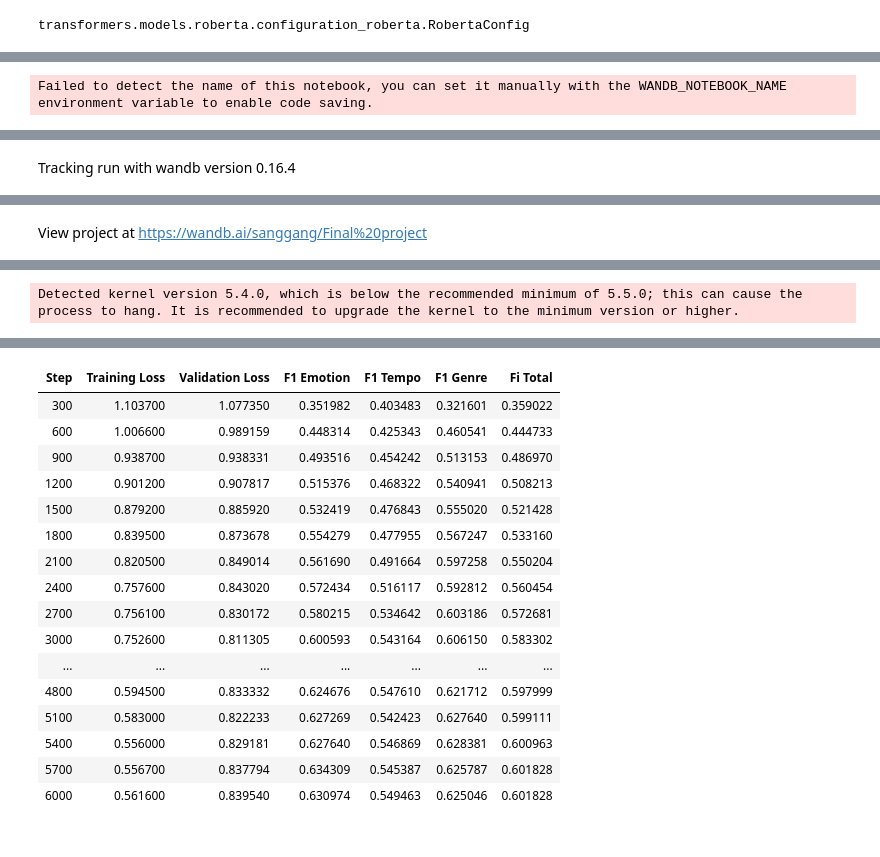
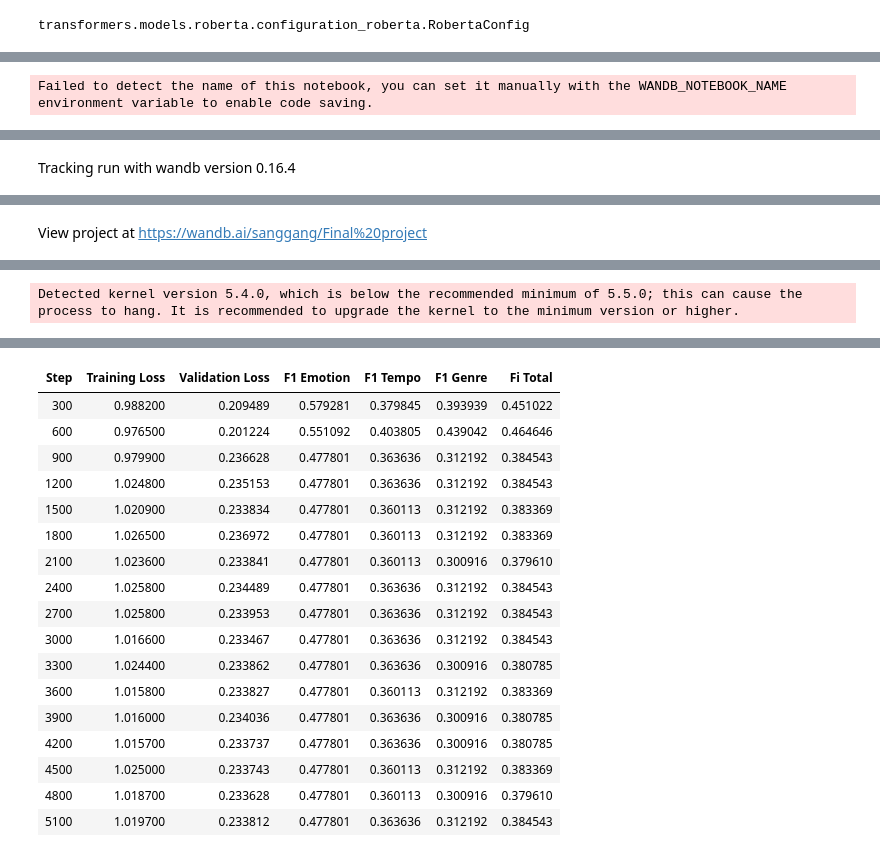
Before and after one commit to SangGank/LEVEL3, a Jupyter notebook: front_model.ipynb, the cells around one changed output, grey strips where cells are left out. Cells and saved outputs as stored; diff of their text form; code cells hidden in the pictures.

```diff
--- a/front_model.ipynb
+++ b/front_model.ipynb
@@ -69,0 +45,3 @@ array(['Rock', 'Pop', 'Dance/Electronic', 'Jazz', 'R&B', 'Groove', 'Folk',
+# %%
+data = pd.read_csv('./genre_11_tempo_4.csv')
+data.head()
@@ -82,17 +109,13 @@ array(['Rock', 'Pop', 'Dance/Electronic', 'Jazz', 'R&B', 'Groove', 'Folk',
 # %%
-BASE_MODEL = 'SamLowe/roberta-base-go_emotions'
+BASE_MODEL = 'FacebookAI/roberta-large'
 
 tokenizer = AutoTokenizer.from_pretrained(BASE_MODEL)
 config = AutoConfig.from_pretrained(BASE_MODEL)
 config.num_labels1 = len(emotion)
 config.num_labels2 = len(tempo)
 config.num_labels3 = len(genre)
-
 # model = customBertForSequenceClassification.from_pretrained(BASE_MODEL, config= config).to(device)
 model = customRobertaForSequenceClassification.from_pretrained(BASE_MODEL, config= config).to(device)
-# model = addLayerCustomRobertaForSequenceClassification.from_pretrained(BASE_MODEL, config= config).to(device)
-
-# model = bigModelCustomRobertaForSequenceClassification.from_pretrained(BASE_MODEL, config= config).to(device)
 # model = customElectraForSequenceClassification.from_pretrained(BASE_MODEL, config= config).to(device)
 # model = customGPT2ForSequenceClassification.from_pretrained(BASE_MODEL, config= config).to(device)
 # tokenizer.pad_token = tokenizer.eos_token
@@ -206,7 +201,7 @@ data_collator = DataCollatorWithPadding(tokenizer=tokenizer)
 # %%
 print(config.num_labels1, config.num_labels2, config.num_labels3)
 
-wandb.init(project="Final project", entity="sanggang",name = "bert"+BASE_MODEL)
+wandb.init(project="Final project", entity="sanggang",name = "epoch_10"+BASE_MODEL)
 
 training_args = TrainingArguments(
 
@@ -216,9 +211,9 @@ training_args = TrainingArguments(
    warmup_steps=500,
    logging_steps=100,
    learning_rate=5e-5,
-   per_device_train_batch_size=32,
-   per_device_eval_batch_size=32,
-   num_train_epochs=8,
+   per_device_train_batch_size=16,
+   per_device_eval_batch_size=16,
+   num_train_epochs=6,
    weight_decay=0.01,
    evaluation_strategy='steps',
    load_best_model_at_end = True,
@@ -228,19 +223,7 @@ training_args = TrainingArguments(
    # run_name=BASE_MODEL,
 )
 
-# trainer = CustomTrainer(
-
-#    model=model,
-#    args=training_args,
-#    train_dataset=dataset_train,
-#    eval_dataset=dataset_valid,
-#    tokenizer=tokenizer,
-#    data_collator=data_collator,
-#    compute_metrics=compute_metrics,
-# )
-
-
-trainer = CustomTrainer_add_loss(
+trainer = CustomTrainer(
 
    model=model,
    args=training_args,
@@ -249,29 +232,8 @@ trainer = CustomTrainer_add_loss(
    tokenizer=tokenizer,
    data_collator=data_collator,
    compute_metrics=compute_metrics,
-   callbacks = [EarlyStoppingCallback(early_stopping_patience=5)],
 )
 
-# trainer = BingModelCustomTrainer(
-
-#    model=model,
-#    args=training_args,
-#    train_dataset=dataset_train,
-#    eval_dataset=dataset_valid,
-#    tokenizer=tokenizer,
-#    data_collator=data_collator,
-#    compute_metrics=compute_metrics,
-# )
-
-# trainer = CustomTrainer_cross_entropy(
-#    model=model,
-#    args=training_args,
-#    train_dataset=dataset_train,
-#    eval_dataset=dataset_valid,
-#    tokenizer=tokenizer,
-#    data_collator=data_collator,
-#    compute_metrics=compute_metrics,
-# )
 
 # trainer = Trainer(
 
@@ -301,17 +275,18 @@ Detected kernel version 5.4.0, which is below the recommended minimum of 5.5.0;
 | Step | Training Loss | Validation Loss | F1 Emotion | F1 Tempo | F1 Genre | Fi Total |
-| 300 | 1.103700 | 1.077350 | 0.351982 | 0.403483 | 0.321601 | 0.359022 |
-| 600 | 1.006600 | 0.989159 | 0.448314 | 0.425343 | 0.460541 | 0.444733 |
-| 900 | 0.938700 | 0.938331 | 0.493516 | 0.454242 | 0.513153 | 0.486970 |
-| 1200 | 0.901200 | 0.907817 | 0.515376 | 0.468322 | 0.540941 | 0.508213 |
-| 1500 | 0.879200 | 0.885920 | 0.532419 | 0.476843 | 0.555020 | 0.521428 |
-| 1800 | 0.839500 | 0.873678 | 0.554279 | 0.477955 | 0.567247 | 0.533160 |
-| 2100 | 0.820500 | 0.849014 | 0.561690 | 0.491664 | 0.597258 | 0.550204 |
-| 2400 | 0.757600 | 0.843020 | 0.572434 | 0.516117 | 0.592812 | 0.560454 |
-| 2700 | 0.756100 | 0.830172 | 0.580215 | 0.534642 | 0.603186 | 0.572681 |
-| 3000 | 0.752600 | 0.811305 | 0.600593 | 0.543164 | 0.606150 | 0.583302 |
-| ... | ... | ... | ... | ... | ... | ... |
-| 4800 | 0.594500 | 0.833332 | 0.624676 | 0.547610 | 0.621712 | 0.597999 |
-| 5100 | 0.583000 | 0.822233 | 0.627269 | 0.542423 | 0.627640 | 0.599111 |
-| 5400 | 0.556000 | 0.829181 | 0.627640 | 0.546869 | 0.628381 | 0.600963 |
-| 5700 | 0.556700 | 0.837794 | 0.634309 | 0.545387 | 0.625787 | 0.601828 |
-| 6000 | 0.561600 | 0.839540 | 0.630974 | 0.549463 | 0.625046 | 0.601828 |
+| 300 | 0.988200 | 0.209489 | 0.579281 | 0.379845 | 0.393939 | 0.451022 |
+| 600 | 0.976500 | 0.201224 | 0.551092 | 0.403805 | 0.439042 | 0.464646 |
+| 900 | 0.979900 | 0.236628 | 0.477801 | 0.363636 | 0.312192 | 0.384543 |
+| 1200 | 1.024800 | 0.235153 | 0.477801 | 0.363636 | 0.312192 | 0.384543 |
+| 1500 | 1.020900 | 0.233834 | 0.477801 | 0.360113 | 0.312192 | 0.383369 |
+| 1800 | 1.026500 | 0.236972 | 0.477801 | 0.360113 | 0.312192 | 0.383369 |
+| 2100 | 1.023600 | 0.233841 | 0.477801 | 0.360113 | 0.300916 | 0.379610 |
+| 2400 | 1.025800 | 0.234489 | 0.477801 | 0.363636 | 0.312192 | 0.384543 |
+| 2700 | 1.025800 | 0.233953 | 0.477801 | 0.363636 | 0.312192 | 0.384543 |
+| 3000 | 1.016600 | 0.233467 | 0.477801 | 0.363636 | 0.312192 | 0.384543 |
+| 3300 | 1.024400 | 0.233862 | 0.477801 | 0.363636 | 0.300916 | 0.380785 |
+| 3600 | 1.015800 | 0.233827 | 0.477801 | 0.360113 | 0.312192 | 0.383369 |
+| 3900 | 1.016000 | 0.234036 | 0.477801 | 0.363636 | 0.300916 | 0.380785 |
+| 4200 | 1.015700 | 0.233737 | 0.477801 | 0.363636 | 0.300916 | 0.380785 |
+| 4500 | 1.025000 | 0.233743 | 0.477801 | 0.360113 | 0.312192 | 0.383369 |
+| 4800 | 1.018700 | 0.233628 | 0.477801 | 0.360113 | 0.300916 | 0.379610 |
+| 5100 | 1.019700 | 0.233812 | 0.477801 | 0.363636 | 0.312192 | 0.384543 |
```
Also changed, not shown: parts of 20 cells of this notebook, 2 other files.
